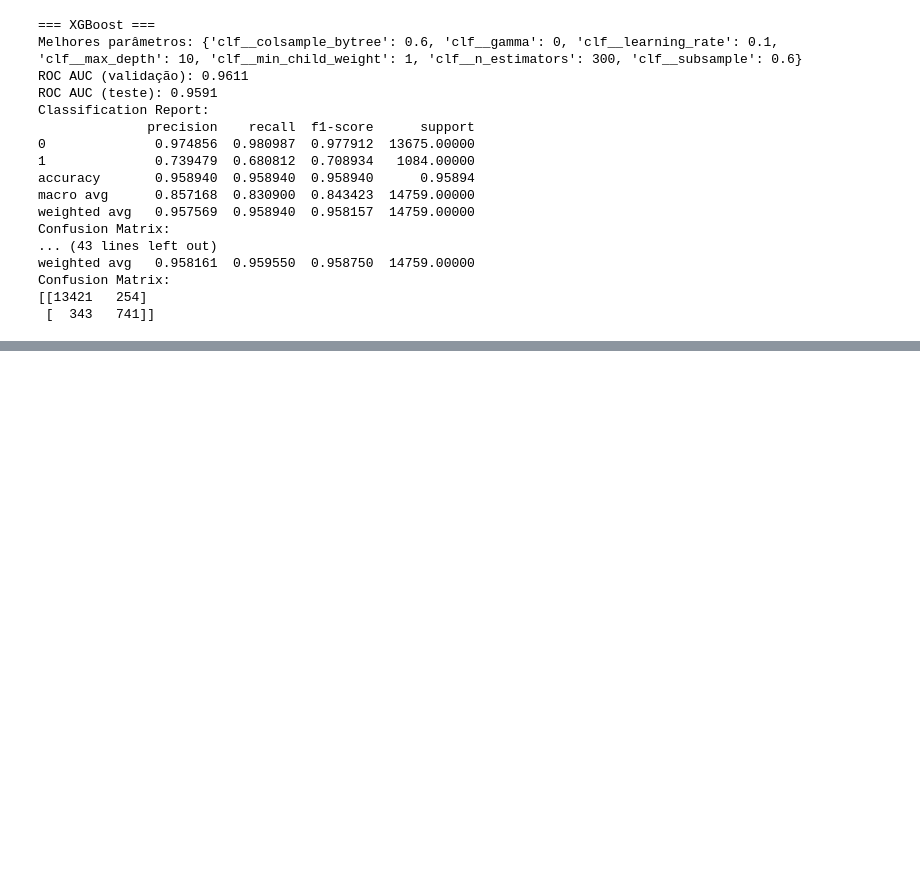
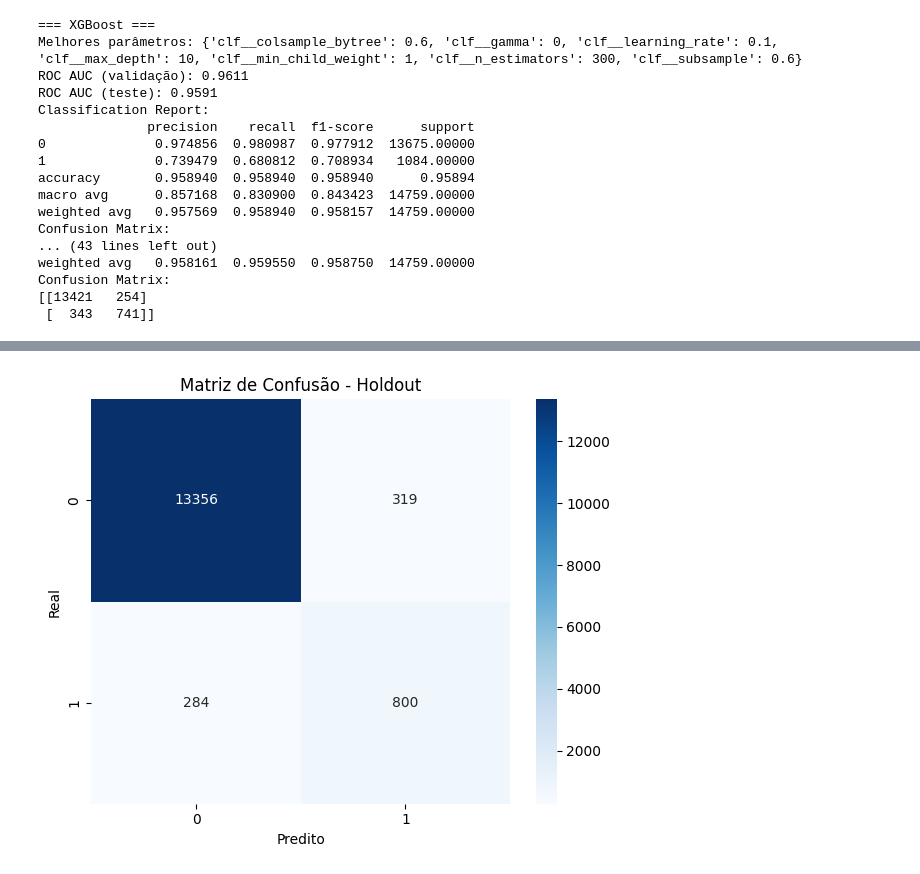
Before and after one commit to mmdes/default-risk-analysis, a Jupyter notebook: notebooks/modeling.ipynb, the cells around one changed output, grey strips where cells are left out. Saved outputs shown, nothing was run; the diff lists cells and outputs as text; code cells hidden in the pictures; blank space fills up the shorter version.

```diff
--- a/notebooks/modeling.ipynb
+++ b/notebooks/modeling.ipynb
@@ -362,22 +279,4 @@ print("✅ Treinamento concluído com GPU.")
 # %%
 # Salva
-with open("../data/processed/resultados_grid_search_cv_v5.pkl", "wb") as f:
+with open("../data/processed/resultados_grid_search_cv_v6.pkl", "wb") as f:
     pickle.dump(resultados, f)
-# %%
-'''
-from imblearn.over_sampling import SMOTE
-
-# Divide treino/teste
-X_train, X_test, y_train, y_test = train_test_split(X, y, stratify=y, test_size=0.2, random_state=42)
-
-# Aplica SMOTE apenas no treino
-sm = SMOTE(random_state=42)
-X_resampled, y_resampled = sm.fit_resample(X_train, y_train)
-
-# Treina o modelo final
-xgb = XGBClassifier(**best_params)
-xgb.fit(X_resampled, y_resampled)
-
-# Avalia no conjunto de teste real
-y_pred = xgb.predict(X_test)
-'''
@@ -383,0 +285,68 @@ y_pred = xgb.predict(X_test)
+# %%
+# === Hiperparâmetros ótimos para Random Forest ===
+melhores_params = {
+    'bootstrap': False,
+    'max_depth': None,
+    'max_features': 'log2',
+    'min_samples_leaf': 2,
+    'min_samples_split': 5,
+    'n_estimators': 300,
+    'random_state': 42,
+    'n_jobs': -1,
+    'verbose': 1  # ativa logs do Random Forest durante o fit
+}
+
+# === Pipeline com SMOTE + Escalonamento + Random Forest ===
+pipeline = Pipeline(steps=[
+    ('smote', SMOTE(random_state=42)),
+    ('scaler', StandardScaler()),
+    ('clf', RandomForestClassifier(**melhores_params))
+])
+
+# === Treinamento final no conjunto completo ===
+print("\n=== Treinando o modelo final com todos os dados ===")
+pipeline.fit(X_train, y_train)
+
+
+# === Predição no holdout ===
+y_pred = pipeline.predict(X_test)
+y_proba = pipeline.predict_proba(X_test)[:, 1]
+
+# === Métricas ===
+report = classification_report(y_test, y_pred, output_dict=True)
+roc_auc = roc_auc_score(y_test, y_proba)
+
+print("\n=== Classification Report ===")
+print(classification_report(y_test, y_pred, digits=4))
+print(f"ROC AUC (teste): {roc_auc:.4f}")
+
+# === Matriz de Confusão ===
+cm = confusion_matrix(y_test, y_pred)
+plt.figure(figsize=(6, 5))
+sns.heatmap(cm, annot=True, fmt='d', cmap='Blues', xticklabels=[0, 1], yticklabels=[0, 1])
+plt.xlabel("Predito")
+plt.ylabel("Real")
+plt.title("Matriz de Confusão - Holdout")
+plt.tight_layout()
+plt.show()
+
+# === Barplot com principais métricas ===
+metrics_dict = {
+    "ROC AUC": roc_auc,
+    "Acurácia": accuracy_score(y_test, y_pred),
+    "Precisão (Classe 1)": precision_score(y_test, y_pred),
+    "Recall (Classe 1)": recall_score(y_test, y_pred),
+    "F1-Score (Classe 1)": f1_score(y_test, y_pred),
+    "F1 Macro": report["macro avg"]["f1-score"],
+    "F1 Weighted": report["weighted avg"]["f1-score"],
+}
+
+# Plotagem
+plt.figure(figsize=(8, 5))
+sns.barplot(x=list(metrics_dict.values()), y=list(metrics_dict.keys()))
+plt.title("Métricas de Avaliação - Random Forest Holdout")
+plt.xlim(0, 1)
+plt.xlabel("Valor")
+plt.tight_layout()
+plt.show()
+# %% [output]
@@ -383,0 +377 @@ y_pred = xgb.predict(X_test)
+[figure, added]
```
Also changed, not shown: parts of 10 cells of this notebook, 2 other files.
